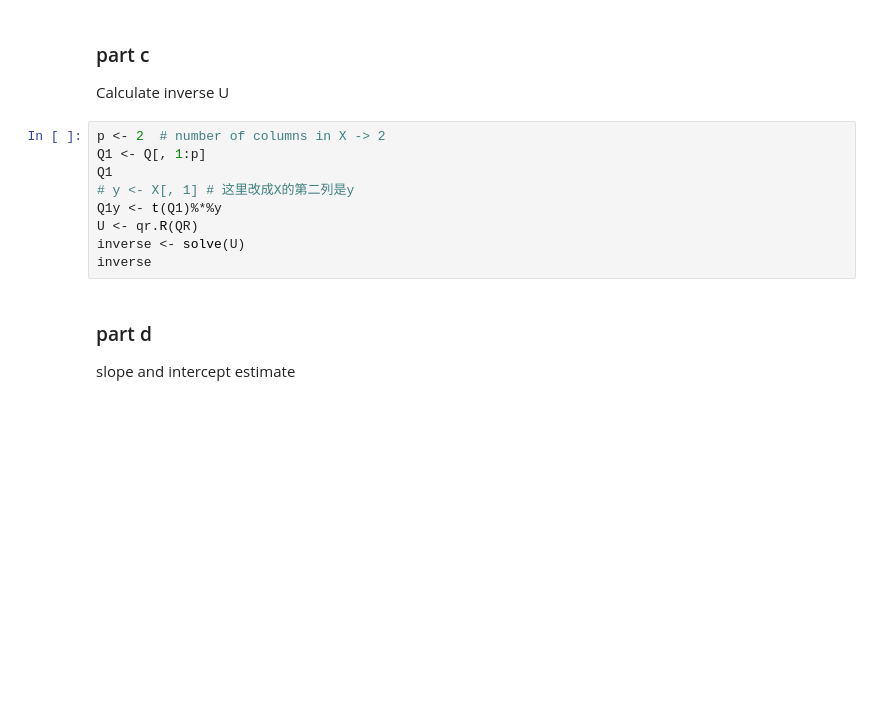
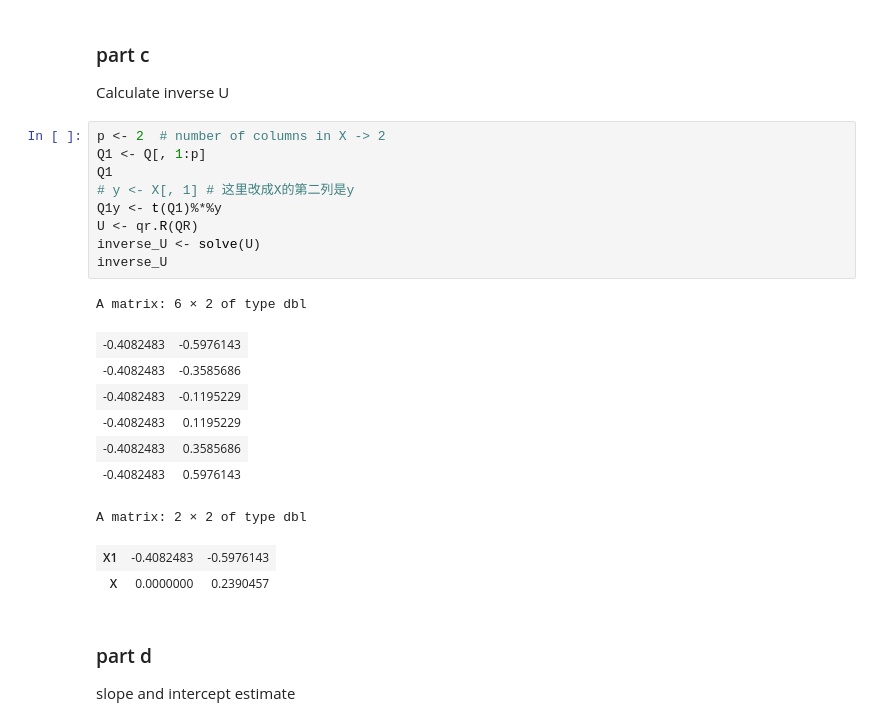
Before and after one commit to GawainGan/UBCO_MDS, a Jupyter notebook: Data-581/Lab2/Lab2.ipynb, the cells around one changed output. Cells and saved outputs as stored; diff of their text form; blank space fills up the shorter version.

```diff
--- a/Data-581/Lab2/Lab2.ipynb
+++ b/Data-581/Lab2/Lab2.ipynb
@@ -38,12 +66,23 @@ Calculate inverse U
 # %%
 p <- 2  # number of columns in X -> 2
 Q1 <- Q[, 1:p]
 Q1
 # y <- X[, 1] # 这里改成X的第二列是y
 Q1y <- t(Q1)%*%y
 U <- qr.R(QR)
-inverse <- solve(U)
-inverse
+inverse_U <- solve(U)
+inverse_U
+# %% [output]
+A matrix: 6 × 2 of type dbl
+| -0.4082483 | -0.5976143 |
+| -0.4082483 | -0.3585686 |
+| -0.4082483 | -0.1195229 |
+| -0.4082483 | 0.1195229 |
+| -0.4082483 | 0.3585686 |
+| -0.4082483 | 0.5976143 |
+A matrix: 2 × 2 of type dbl
+| X1 | -0.4082483 | -0.5976143 |
+| X | 0.0000000 | 0.2390457 |
 # %% [markdown]
 ### part d
 
```
Also changed, not shown: parts of 21 cells of this notebook.
